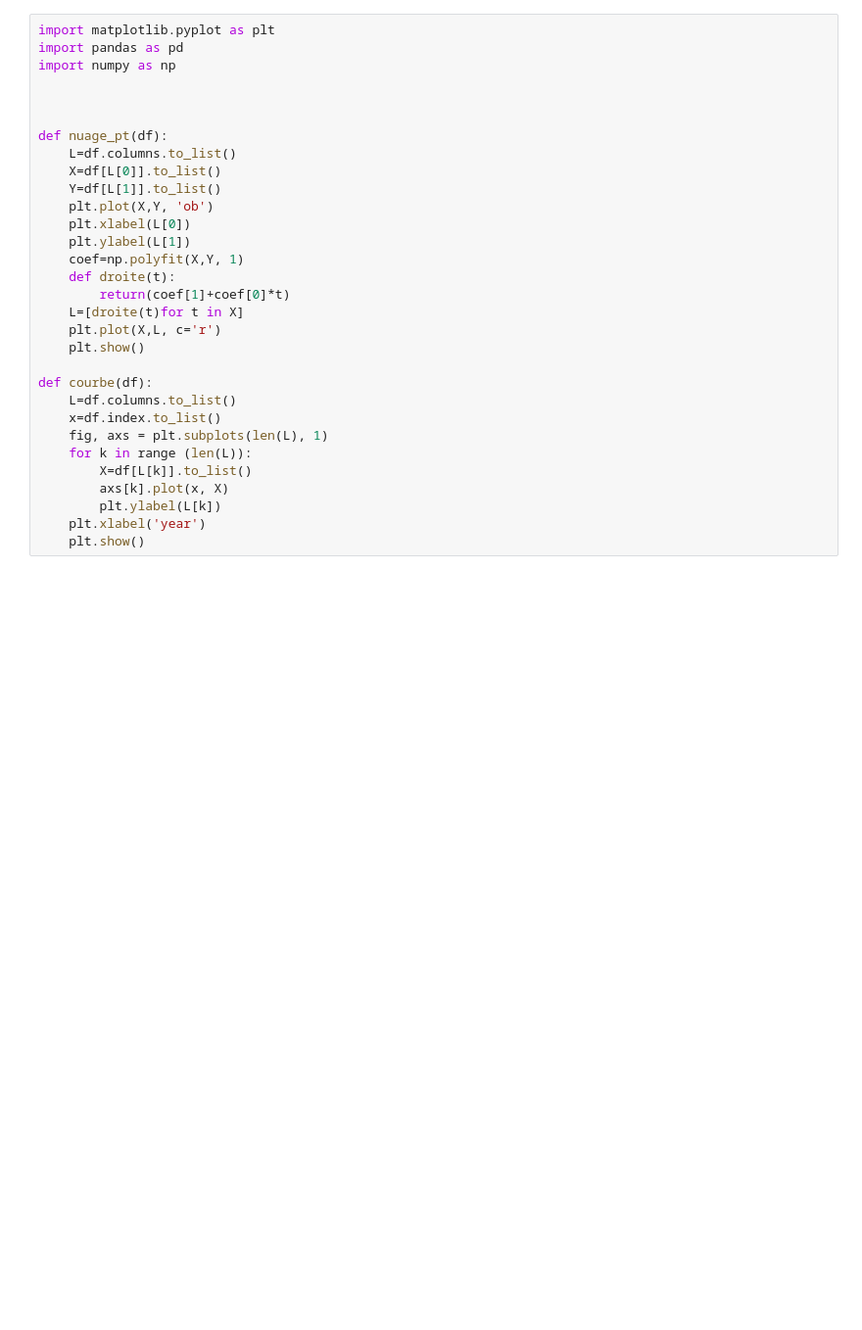
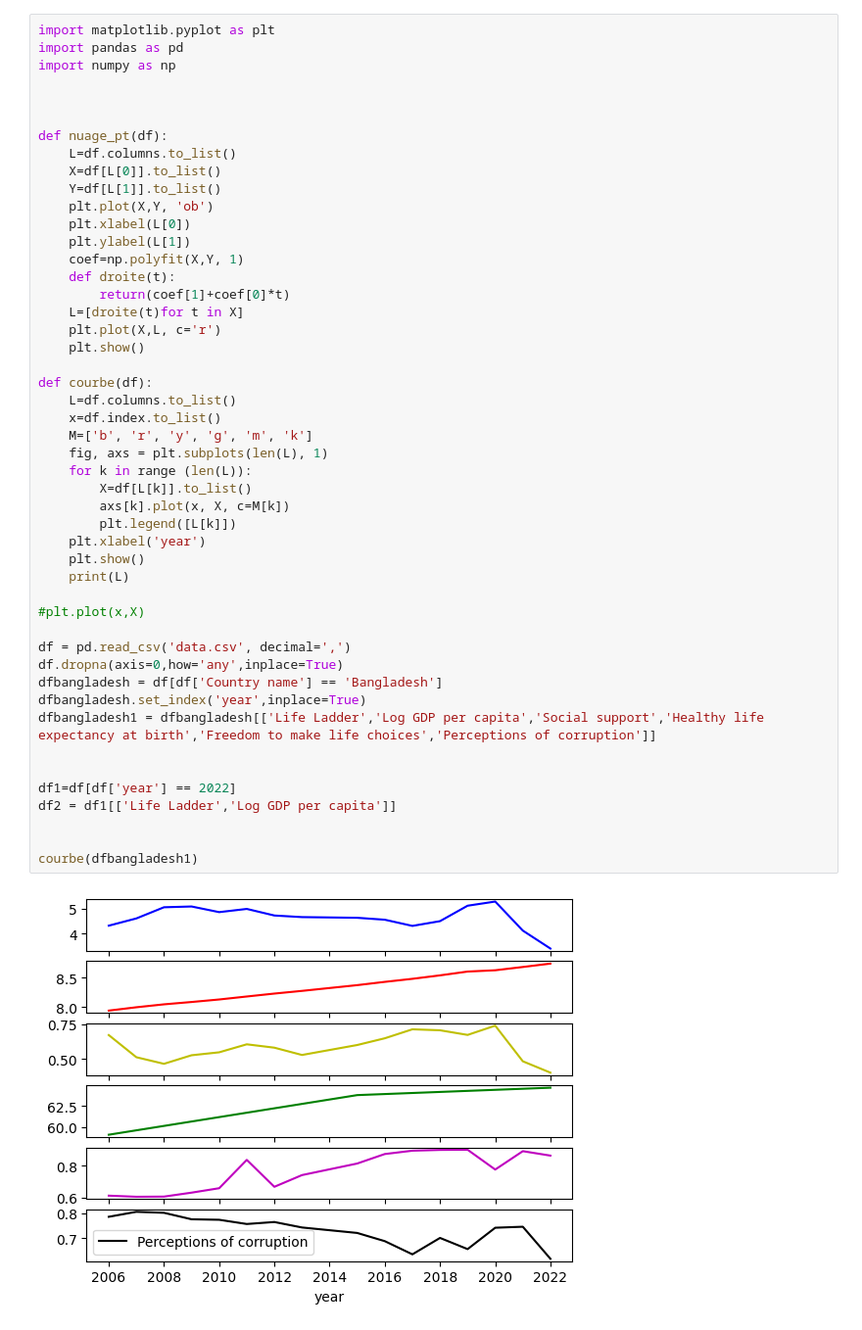
Before and after one commit to vincentheynderickx/pe-hackathon, a Jupyter notebook: oliv.ipynb, the cells around one changed output. Shown at 98% size. Saved outputs shown, nothing was run; the diff lists cells and outputs as text; blank space fills up the shorter version.

```diff
--- a/oliv.ipynb
+++ b/oliv.ipynb
@@ -1,32 +1,50 @@
 # %%
 import matplotlib.pyplot as plt
 import pandas as pd
 import numpy as np
 
 
 
 def nuage_pt(df):
     L=df.columns.to_list()
     X=df[L[0]].to_list()
     Y=df[L[1]].to_list()
     plt.plot(X,Y, 'ob')
     plt.xlabel(L[0])
     plt.ylabel(L[1])
     coef=np.polyfit(X,Y, 1)
     def droite(t):
         return(coef[1]+coef[0]*t)
     L=[droite(t)for t in X]
     plt.plot(X,L, c='r')
     plt.show()
 
 def courbe(df):
     L=df.columns.to_list()
     x=df.index.to_list()
+    M=['b', 'r', 'y', 'g', 'm', 'k']
     fig, axs = plt.subplots(len(L), 1)
     for k in range (len(L)):
         X=df[L[k]].to_list()
-        axs[k].plot(x, X)
-        plt.ylabel(L[k])
+        axs[k].plot(x, X, c=M[k])
+        plt.legend([L[k]])
     plt.xlabel('year')
     plt.show()
+    print(L)
+
+#plt.plot(x,X)
+
+df = pd.read_csv('data.csv', decimal=',')
+df.dropna(axis=0,how='any',inplace=True)
+dfbangladesh = df[df['Country name'] == 'Bangladesh']
+dfbangladesh.set_index('year',inplace=True)
+dfbangladesh1 = dfbangladesh[['Life Ladder','Log GDP per capita','Social support','Healthy life expectancy at birth','Freedom to make life choices','Perceptions of corruption']]
+
+
+df1=df[df['year'] == 2022]
+df2 = df1[['Life Ladder','Log GDP per capita']]
+
+
+courbe(dfbangladesh1)
 # %% [output]
+[figure, new version]
```
Also changed, not shown: parts of 1 cell of this notebook.
